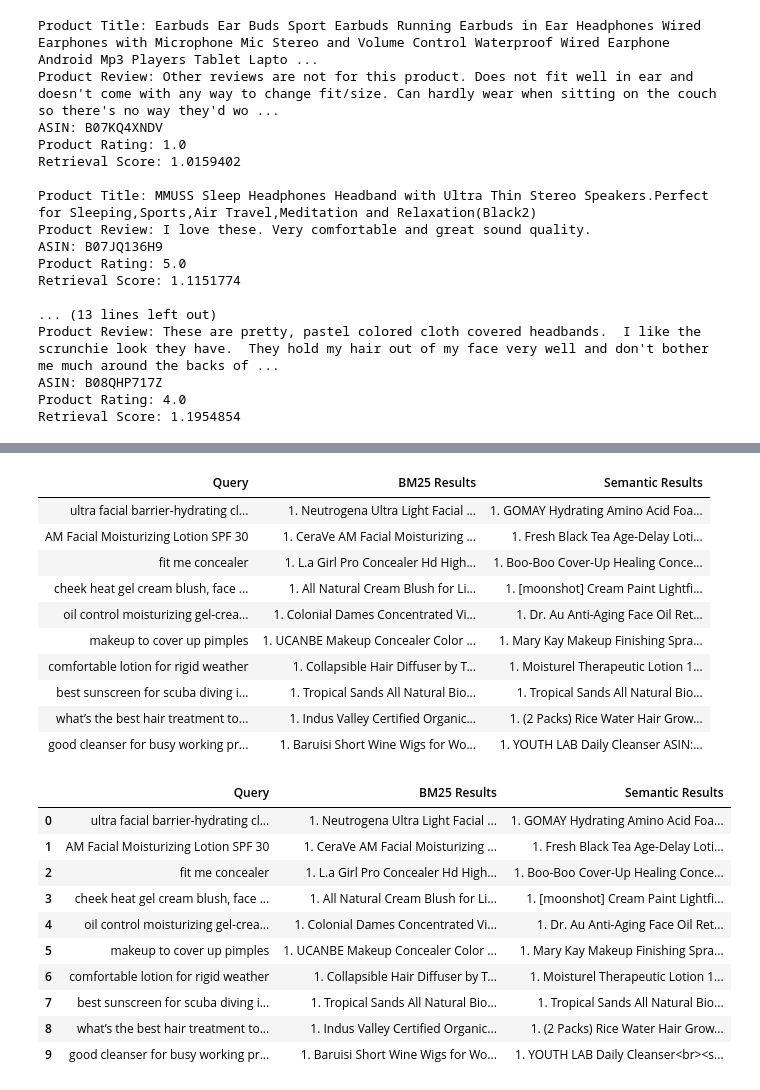
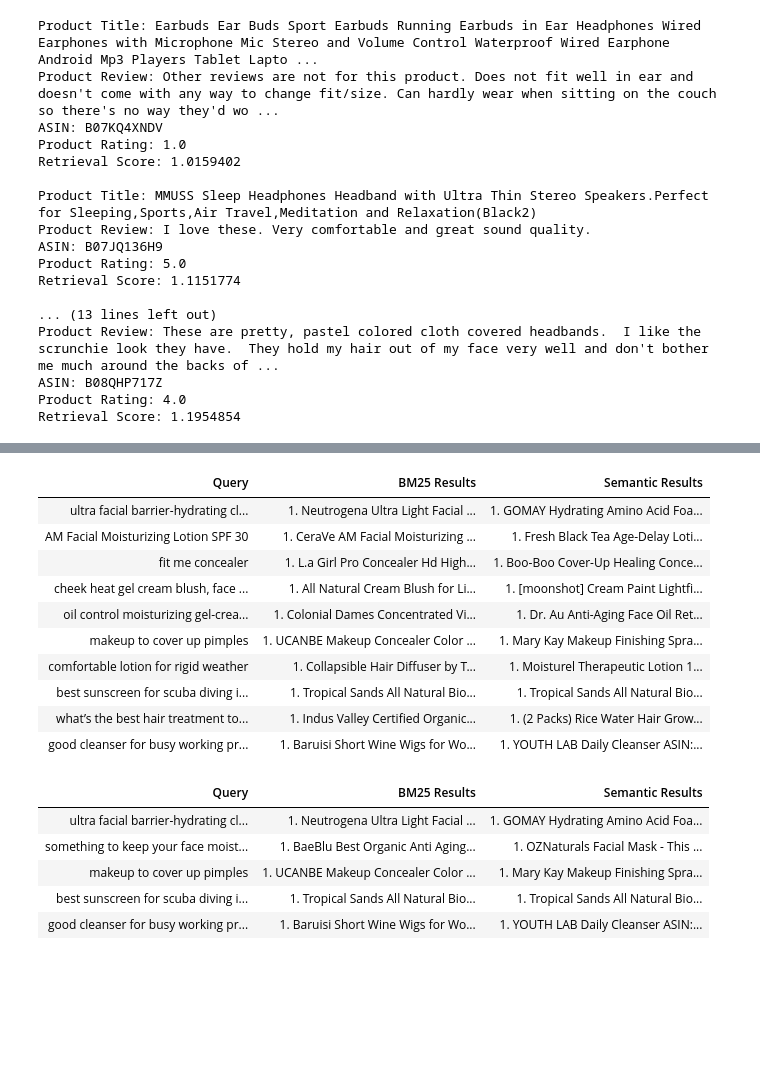
Before and after one commit to UBC-MDS/DSCI_575_project_rleeth_sapolr, a Jupyter notebook: notebooks/milestone1_exploration.ipynb, the cells around one changed output, grey strips where cells are left out. Saved outputs shown, nothing was run; the diff lists cells and outputs as text; code cells hidden in the pictures; blank space fills up the shorter version.

```diff
--- a/notebooks/milestone1_exploration.ipynb
+++ b/notebooks/milestone1_exploration.ipynb
@@ -197,7 +197,7 @@ queries = [
     "AM Facial Moisturizing Lotion SPF 30",
     "fit me concealer",
     "cheek heat gel cream blush, face makeup",
-    "oil control moisturizing gel-cream"
+    "oil control moisturizing gel-cream",
     # Medium (Semantic-based)
     "something to keep your face moisturized all day",
     "makeup to cover up pimples",
@@ -334,7 +286,6 @@ for query, result_dict in formatted_results.items():
 
 df = pd.DataFrame(rows)
 display(HTML(df.to_html(escape=False, index=False)))
-df
 # %% [output]
 | Query | BM25 Results | Semantic Results |
 | ultra facial barrier-hydrating cl... | 1. Neutrogena Ultra Light Facial ... | 1. GOMAY Hydrating Amino Acid Foa... |
@@ -347,14 +298,3 @@ df
 | best sunscreen for scuba diving i... | 1. Tropical Sands All Natural Bio... | 1. Tropical Sands All Natural Bio... |
 | what’s the best hair treatment to... | 1. Indus Valley Certified Organic... | 1. (2 Packs) Rice Water Hair Grow... |
 | good cleanser for busy working pr... | 1. Baruisi Short Wine Wigs for Wo... | 1. YOUTH LAB Daily Cleanser ASIN:... |
-|  | Query | BM25 Results | Semantic Results |
-| 0 | ultra facial barrier-hydrating cl... | 1. Neutrogena Ultra Light Facial ... | 1. GOMAY Hydrating Amino Acid Foa... |
-| 1 | AM Facial Moisturizing Lotion SPF 30 | 1. CeraVe AM Facial Moisturizing ... | 1. Fresh Black Tea Age-Delay Loti... |
-| 2 | fit me concealer | 1. L.a Girl Pro Concealer Hd High... | 1. Boo-Boo Cover-Up Healing Conce... |
-| 3 | cheek heat gel cream blush, face ... | 1. All Natural Cream Blush for Li... | 1. [moonshot] Cream Paint Lightfi... |
-| 4 | oil control moisturizing gel-crea... | 1. Colonial Dames Concentrated Vi... | 1. Dr. Au Anti-Aging Face Oil Ret... |
-| 5 | makeup to cover up pimples | 1. UCANBE Makeup Concealer Color ... | 1. Mary Kay Makeup Finishing Spra... |
-| 6 | comfortable lotion for rigid weather | 1. Collapsible Hair Diffuser by T... | 1. Moisturel Therapeutic Lotion 1... |
-| 7 | best sunscreen for scuba diving i... | 1. Tropical Sands All Natural Bio... | 1. Tropical Sands All Natural Bio... |
-| 8 | what’s the best hair treatment to... | 1. Indus Valley Certified Organic... | 1. (2 Packs) Rice Water Hair Grow... |
-| 9 | good cleanser for busy working pr... | 1. Baruisi Short Wine Wigs for Wo... | 1. YOUTH LAB Daily Cleanser<br><s... |
@@ -360,0 +312,49 @@ df
+# %%
+selected_results = {}
+
+for query in selected_queries:
+    # Retrieve 20 since there might be some duplicates of the same product due to multiple reviews/ description chunks
+    bm25_results = bm25_search(bm25, documents, query, k=20)
+    semantic_results = semantic_search(
+        documents,
+        query,
+        k=20,
+        sample_size=10000,
+        reload_index=False
+    )
+
+    selected_results[query] = {
+        "bm25": bm25_results,
+        "semantic": semantic_results
+    }
+# %%
+selected_formatted_results = {}
+
+for query, result_dict in selected_results.items():
+    bm25_formatted = [format_result(r) for r in result_dict["bm25"]]
+    semantic_formatted = [format_result(r) for r in result_dict["semantic"]]
+
+    # Show only top 5
+    selected_formatted_results[query] = {
+        "bm25": deduplicate_results(bm25_formatted, key="asin", top_k=5),
+        "semantic": deduplicate_results(semantic_formatted, key="asin", top_k=5),
+    }
+
+rows = []
+
+for query, result_dict in selected_formatted_results.items():
+    rows.append({
+        "Query": query,
+        "BM25 Results": results_to_html(result_dict["bm25"]),
+        "Semantic Results": results_to_html(result_dict["semantic"])
+    })
+
+df = pd.DataFrame(rows)
+display(HTML(df.to_html(escape=False, index=False)))
+# %% [output]
+| Query | BM25 Results | Semantic Results |
+| ultra facial barrier-hydrating cl... | 1. Neutrogena Ultra Light Facial ... | 1. GOMAY Hydrating Amino Acid Foa... |
+| something to keep your face moist... | 1. BaeBlu Best Organic Anti Aging... | 1. OZNaturals Facial Mask - This ... |
+| makeup to cover up pimples | 1. UCANBE Makeup Concealer Color ... | 1. Mary Kay Makeup Finishing Spra... |
+| best sunscreen for scuba diving i... | 1. Tropical Sands All Natural Bio... | 1. Tropical Sands All Natural Bio... |
+| good cleanser for busy working pr... | 1. Baruisi Short Wine Wigs for Wo... | 1. YOUTH LAB Daily Cleanser ASIN:... |
```
Also changed, not shown: parts of 4 cells of this notebook, 1 other file.
